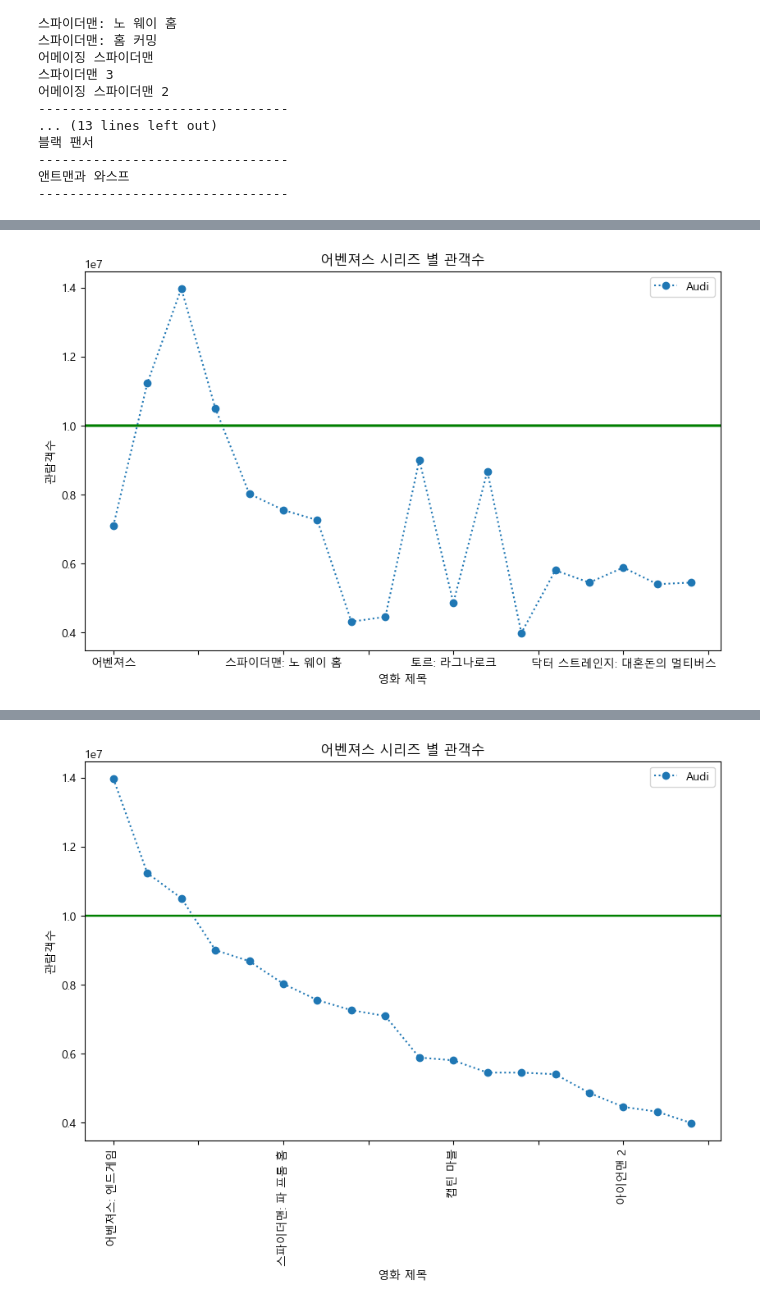
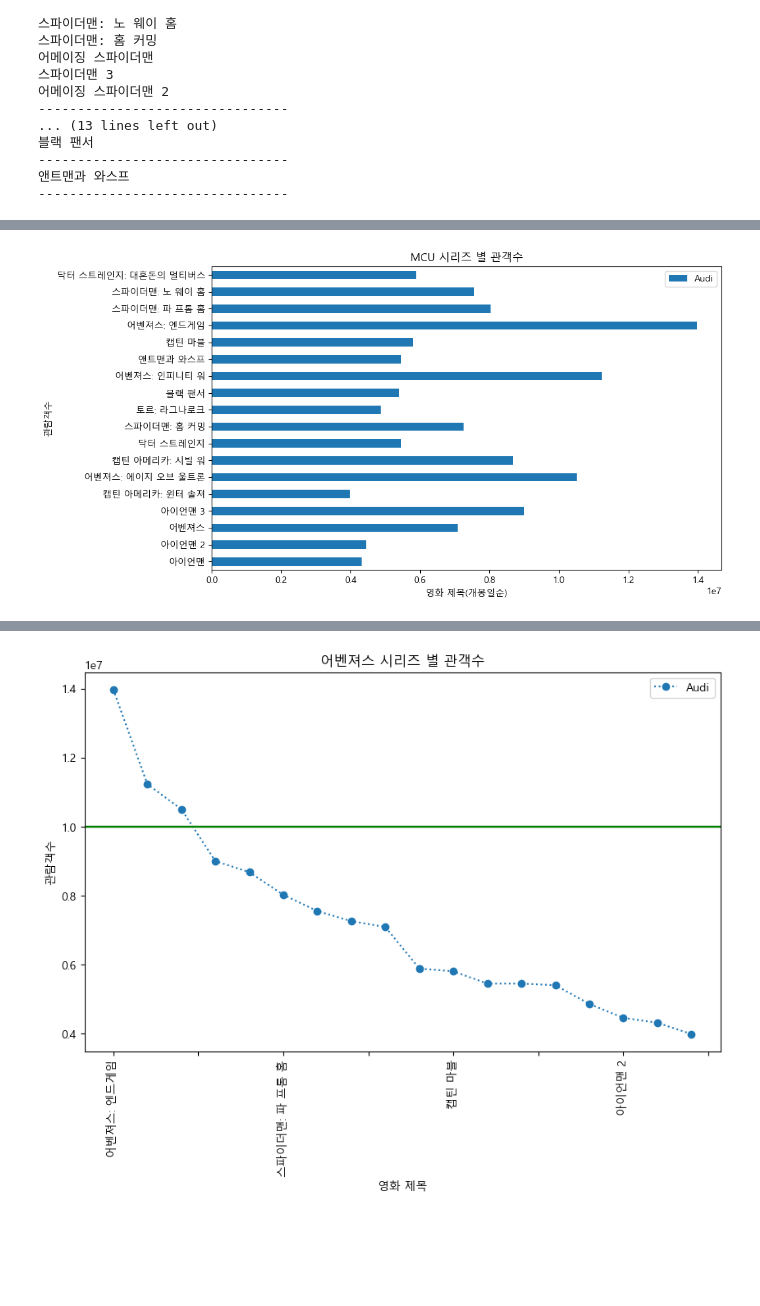
Before and after one commit to zarnits/10M_Movie, a Jupyter notebook: 팀플분석(시리즈)_2.ipynb, the cells around one changed output, grey strips where cells are left out. Saved outputs shown, nothing was run; the diff lists cells and outputs as text; code cells hidden in the pictures; blank space fills up the shorter version.

```diff
--- a/팀플분석(시리즈)_2.ipynb
+++ b/팀플분석(시리즈)_2.ipynb
@@ -62,7 +68,8 @@ import pandas as pd
 # %%
 시리즈가 주는 관람객 수 증가량
 # %%
-data = pd.read_csv("C:\\rwork\\10M_Movie\\movie_DB\\individual_movie\\movie_info_final.csv")
+data = pd.read_csv("C:\\GitTest\\10M_Movie\\movie_DB\individual_movie\\movie_info_final.csv")
+
 
 df = pd.DataFrame(data)
 df.head()
@@ -264,6 +271,13 @@ for title in df["Title"]:
     strings = re.findall("반지의", title)
     if len(strings) > 0:
         print(title)
+
+print("--------------------------------")
+#
+for title in df["Title"]:
+    strings = re.findall("반도", title)
+    if len(strings) > 0:
+        print(title)
 # %% [output]
 --------------------------------
 알라딘
@@ -327,16 +341,18 @@ result.sort_index()
 # %%
-result.plot(kind='line', x='Title', y='Audi', figsize=(10, 6), linestyle="dotted", marker="o")
+result.plot(kind='barh', x='Title', y='Audi', figsize=(10, 6))
 
 for title in result['Title'].unique():
     plt.axhline(y=10000000, color='g', label='10M')
 
-plt.title('어벤져스 시리즈 별 관객수')
-plt.xlabel('영화 제목')
+plt.title('MCU 시리즈 별 관객수')
+plt.xlabel('영화 제목(개봉일순)')
 plt.ylabel('관람객수')
 
 plt.show()
+
+## 영화이름 이쁘게~
 # %% [output]
-[figure, old version]
+[figure, new version]
 # %%
 result.plot(kind='line', x='Title', y='Audi', linestyle="dotted", marker="o")
 
```
Also changed, not shown: parts of 6 cells of this notebook, 5 other files.
